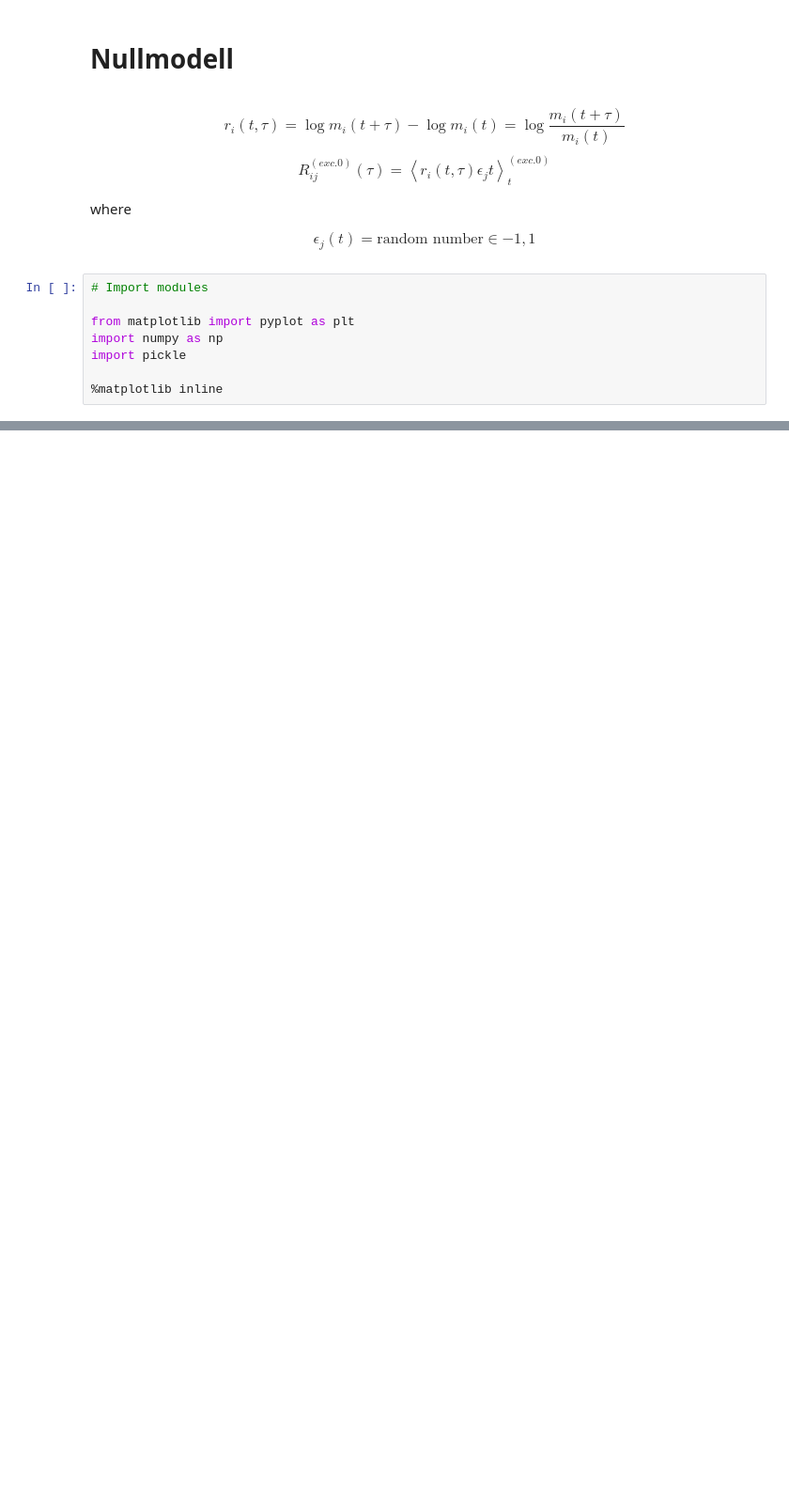
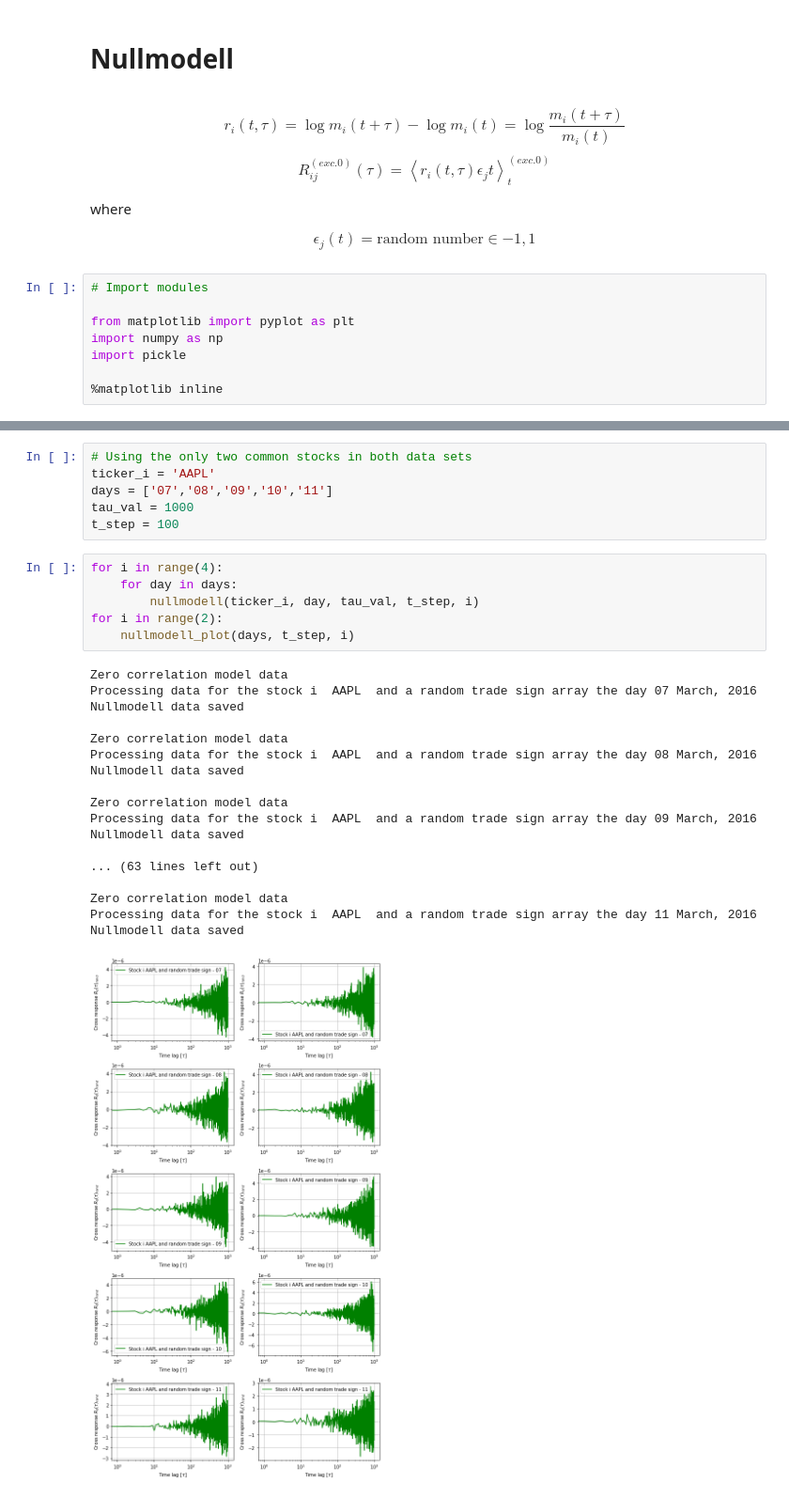
Before and after one commit to juanhenao21/financial_response_spread_year, a Jupyter notebook: Cross_response_individual_stock/Algorithms/nullmodell.ipynb, the cells around one changed output, grey strips where cells are left out. Shown at 94% size. Drawn from its saved outputs; the diff is of its cells as text; blank space fills up the shorter version.

```diff
--- a/Cross_response_individual_stock/Algorithms/nullmodell.ipynb
+++ b/Cross_response_individual_stock/Algorithms/nullmodell.ipynb
@@ -117,0 +137,31 @@ for i in range(2):
+# %%
+# Using the only two common stocks in both data sets
+ticker_i = 'AAPL'
+days = ['07','08','09','10','11']
+tau_val = 1000
+t_step = 100
+# %%
+for i in range(4):
+    for day in days:
+        nullmodell(ticker_i, day, tau_val, t_step, i)
+for i in range(2):
+    nullmodell_plot(days, t_step, i)
+# %% [output]
+Zero correlation model data
+Processing data for the stock i  AAPL  and a random trade sign array the day 07 March, 2016
+Nullmodell data saved
+
+Zero correlation model data
+Processing data for the stock i  AAPL  and a random trade sign array the day 08 March, 2016
+Nullmodell data saved
+
+Zero correlation model data
+Processing data for the stock i  AAPL  and a random trade sign array the day 09 March, 2016
+Nullmodell data saved
+
+... (63 lines left out)
+
+Zero correlation model data
+Processing data for the stock i  AAPL  and a random trade sign array the day 11 March, 2016
+Nullmodell data saved
+[figure, added]
```
Also changed, not shown: parts of 7 cells of this notebook, 4 other files.
